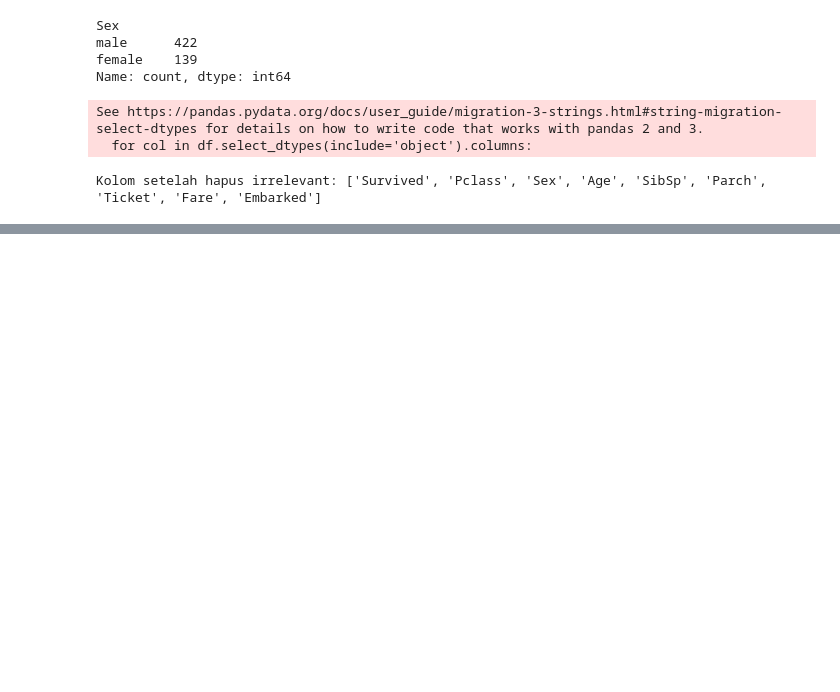
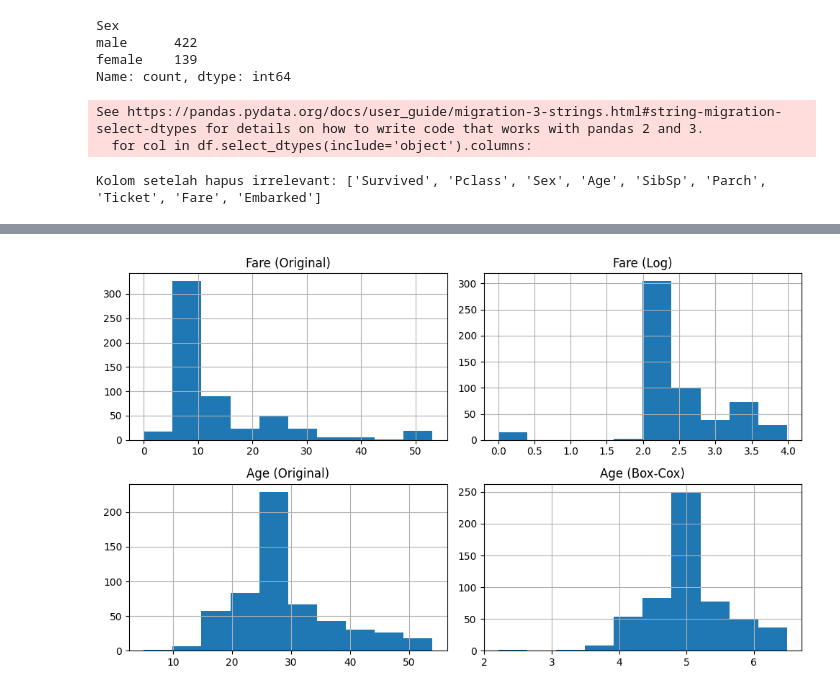
Before and after one commit to tamamfb/how-AI-works, a Jupyter notebook: 1. Machine Learning/1. Data/data.ipynb, the cells around one changed output, grey strips where cells are left out. Saved outputs shown, nothing was run; the diff lists cells and outputs as text; code cells hidden in the pictures; blank space fills up the shorter version.

```diff
--- a/1. Machine Learning/1. Data/data.ipynb
+++ b/1. Machine Learning/1. Data/data.ipynb
@@ -275,0 +321,12 @@ Kolom setelah hapus irrelevant: ['Survived', 'Pclass', 'Sex', 'Age', 'SibSp', 'P
+# %%
+# ENCODING KATEGORI
+
+# Label Encoding → biner (2 nilai)
+le = LabelEncoder()
+df['Sex'] = le.fit_transform(df['Sex'])          # male/female → 0/1
+
+# One-Hot Encoding → > 2 nilai
+df = pd.get_dummies(df, columns=['Embarked'], drop_first=True)
+# → Embarked_Q, Embarked_S (Embarked_C jadi baseline)
+
+print(df.head())
@@ -275,0 +419,19 @@ Kolom setelah hapus irrelevant: ['Survived', 'Pclass', 'Sex', 'Age', 'SibSp', 'P
+# %%
+# TRANSFORMASI (Log Transform & Box-Cox)
+# Cocok untuk kolom yang skewed
+
+# Log Transform
+df['Fare_log'] = np.log1p(df['Fare'])       # log1p aman untuk nilai 0
+
+# Box-Cox (nilai harus > 0)
+df['Age_boxcox'], _ = stats.boxcox(df['Age'] + 1)
+
+fig, axes = plt.subplots(2, 2, figsize=(10, 6))
+df['Fare'].hist(ax=axes[0,0]);         axes[0,0].set_title('Fare (Original)')
+df['Fare_log'].hist(ax=axes[0,1]);     axes[0,1].set_title('Fare (Log)')
+df['Age'].hist(ax=axes[1,0]);          axes[1,0].set_title('Age (Original)')
+df['Age_boxcox'].hist(ax=axes[1,1]);   axes[1,1].set_title('Age (Box-Cox)')
+plt.tight_layout()
+plt.show()
+# %% [output]
+[figure, added]
```
Also changed, not shown: parts of 8 cells of this notebook.
